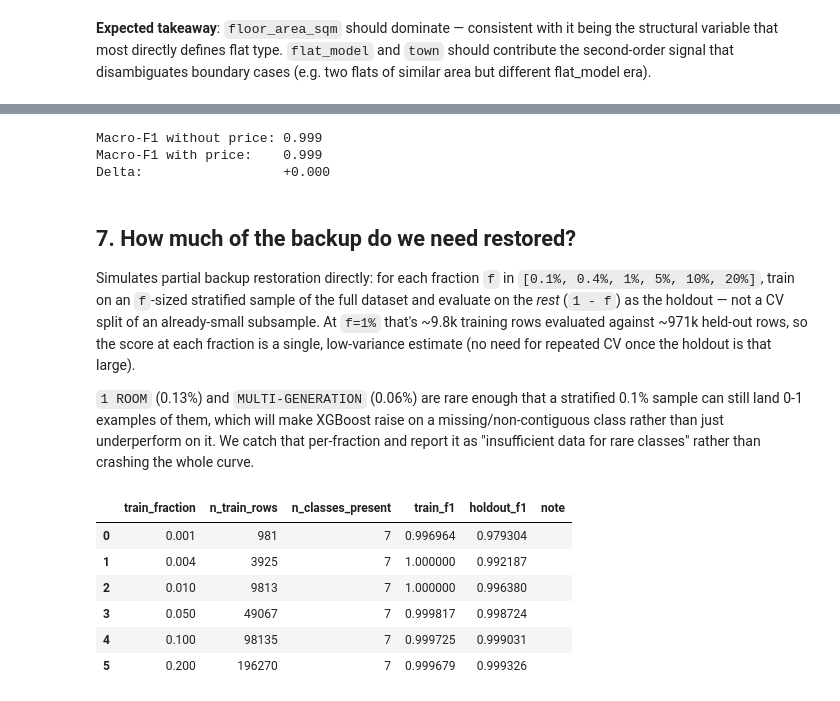
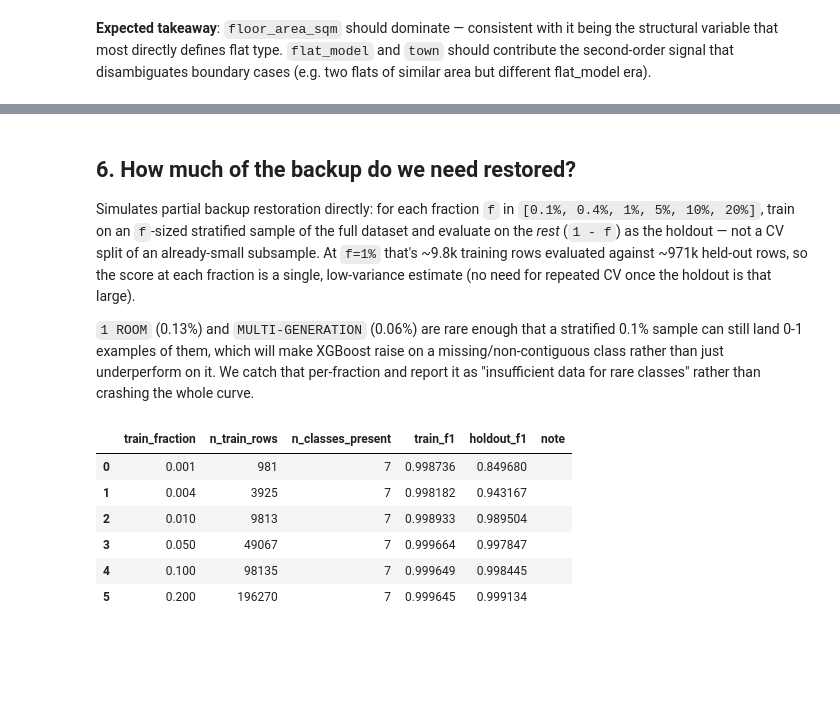
Before and after one commit to zhenging2b/hdb_resale_prices, a Jupyter notebook: src/Q2 Data Modelling/q3_flat_type_prediction.ipynb, the cells around one changed output, grey strips where cells are left out. Saved outputs shown, nothing was run; the diff lists cells and outputs as text; code cells hidden in the pictures; blank space fills up the shorter version.

```diff
--- a/src/Q2 Data Modelling/q3_flat_type_prediction.ipynb
+++ b/src/Q2 Data Modelling/q3_flat_type_prediction.ipynb
@@ -195,9 +195,9 @@ XGBoost           accuracy=99.94%  macro_f1=0.999  weighted_f1=0.999
 | RandomForest | 0.999363 | 0.999426 | 0.999363 |
 | XGBoost | 0.999404 | 0.998791 | 0.999404 |
 # %%
-best_model_name = results_df["weighted_f1"].idxmax()
+best_model_name = results_df["macro_f1"].idxmax()
 best_model = fitted_models[best_model_name]
-print(f"Best model by weighted-F1: {best_model_name}")
+print(f"Best model by macro-F1: {best_model_name}")
 
 if best_model_name == "XGBoost":
     y_pred_enc = best_model.predict(X_test)
@@ -298,42 +291,5 @@ for leaving price out of the final model.
-# %%
-FEATURE_COLS_WITH_PRICE = FEATURE_COLS + ["resale_price"]
-
-X_price = df[FEATURE_COLS_WITH_PRICE]
-X_train_price, X_test_price, _, _ = train_test_split(X_price, y, test_size=0.2, random_state=RANDOM_STATE, stratify=y)
-
-
-def build_pipeline_with_price(model) -> Pipeline:
-    preprocessor = ColumnTransformer(
-        transformers=[
-            ("cat", OneHotEncoder(handle_unknown="ignore"), CATEGORICAL_FEATURES),
-            ("num", "passthrough", NUMERIC_FEATURES + ["resale_price"]),
-        ]
-    )
-    return Pipeline(steps=[("preprocess", preprocessor), ("model", model)])
-
-
-best_model_ctor, _ = model_specs[best_model_name]
-price_model = type(best_model_ctor)(**best_model_ctor.get_params())
-price_pipe = build_pipeline_with_price(price_model)
-
-if best_model_name == "XGBoost":
-    price_pipe.fit(X_train_price, y_train_enc)
-    y_pred_price = label_encoder.inverse_transform(price_pipe.predict(X_test_price))
-else:
-    price_pipe.fit(X_train_price, y_train)
-    y_pred_price = price_pipe.predict(X_test_price)
-
-weighted_f1_price = f1_score(y_test, y_pred_price, average="weighted")
-
-print(f"Macro-F1 without price: {results_df.loc[best_model_name, 'weighted_f1']:.3f}")
-print(f"Macro-F1 with price:    {weighted_f1_price:.3f}")
-print(f"Delta:                  {weighted_f1_price - results_df.loc[best_model_name, 'weighted_f1']:+.3f}")
-# %% [output]
-Macro-F1 without price: 0.999
-Macro-F1 with price:    0.999
-Delta:                  +0.000
 # %% [markdown]
-## 7. How much of the backup do we need restored?
+## 6. How much of the backup do we need restored?
 
 Simulates partial backup restoration directly: for each fraction `f` in `[0.1%, 0.4%, 1%, 5%, 10%, 20%]`,
 train on an `f`-sized stratified sample of the full dataset and evaluate on the *rest* (`1 - f`) as the
@@ -365,40 +321,40 @@ for frac in train_sizes:
             "train_f1": np.nan,
             "holdout_f1": np.nan,
             "note": "insufficient data for rare classes",
         })
         continue
 
     lc_model = type(best_model_ctor)(**best_model_ctor.get_params())
     lc_pipe = build_pipeline(lc_model, False)
 
     if best_model_name == "XGBoost":
         y_small_enc = label_encoder.transform(y_small)
         lc_pipe.fit(X_small, y_small_enc)
         train_pred = label_encoder.inverse_transform(lc_pipe.predict(X_small))
         holdout_pred = label_encoder.inverse_transform(lc_pipe.predict(X_rest))
     else:
         lc_pipe.fit(X_small, y_small)
         train_pred = lc_pipe.predict(X_small)
         holdout_pred = lc_pipe.predict(X_rest)
 
     curve_rows.append({
         "train_fraction": frac,
         "n_train_rows": len(X_small),
         "n_classes_present": n_classes_in_sample,
-        "train_f1": f1_score(y_small, train_pred, average="weighted"),
-        "holdout_f1": f1_score(y_rest, holdout_pred, average="weighted"),
+        "train_f1": f1_score(y_small, train_pred, average="macro"),
+        "holdout_f1": f1_score(y_rest, holdout_pred, average="macro"),
         "note": "",
     })
 
 learning_curve_df = pd.DataFrame(curve_rows)
 learning_curve_df
 # %% [output]
 |  | train_fraction | n_train_rows | n_classes_present | train_f1 | holdout_f1 | note |
-| 0 | 0.001 | 981 | 7 | 0.996964 | 0.979304 |  |
-| 1 | 0.004 | 3925 | 7 | 1.000000 | 0.992187 |  |
-| 2 | 0.010 | 9813 | 7 | 1.000000 | 0.996380 |  |
-| 3 | 0.050 | 49067 | 7 | 0.999817 | 0.998724 |  |
-| 4 | 0.100 | 98135 | 7 | 0.999725 | 0.999031 |  |
-| 5 | 0.200 | 196270 | 7 | 0.999679 | 0.999326 |  |
+| 0 | 0.001 | 981 | 7 | 0.998736 | 0.849680 |  |
+| 1 | 0.004 | 3925 | 7 | 0.998182 | 0.943167 |  |
+| 2 | 0.010 | 9813 | 7 | 0.998933 | 0.989504 |  |
+| 3 | 0.050 | 49067 | 7 | 0.999664 | 0.997847 |  |
+| 4 | 0.100 | 98135 | 7 | 0.999649 | 0.998445 |  |
+| 5 | 0.200 | 196270 | 7 | 0.999645 | 0.999134 |  |
 # %%
 fig, ax = plt.subplots(figsize=(8, 5))
```
Also changed, not shown: parts of 8 cells of this notebook, 1 other file.
